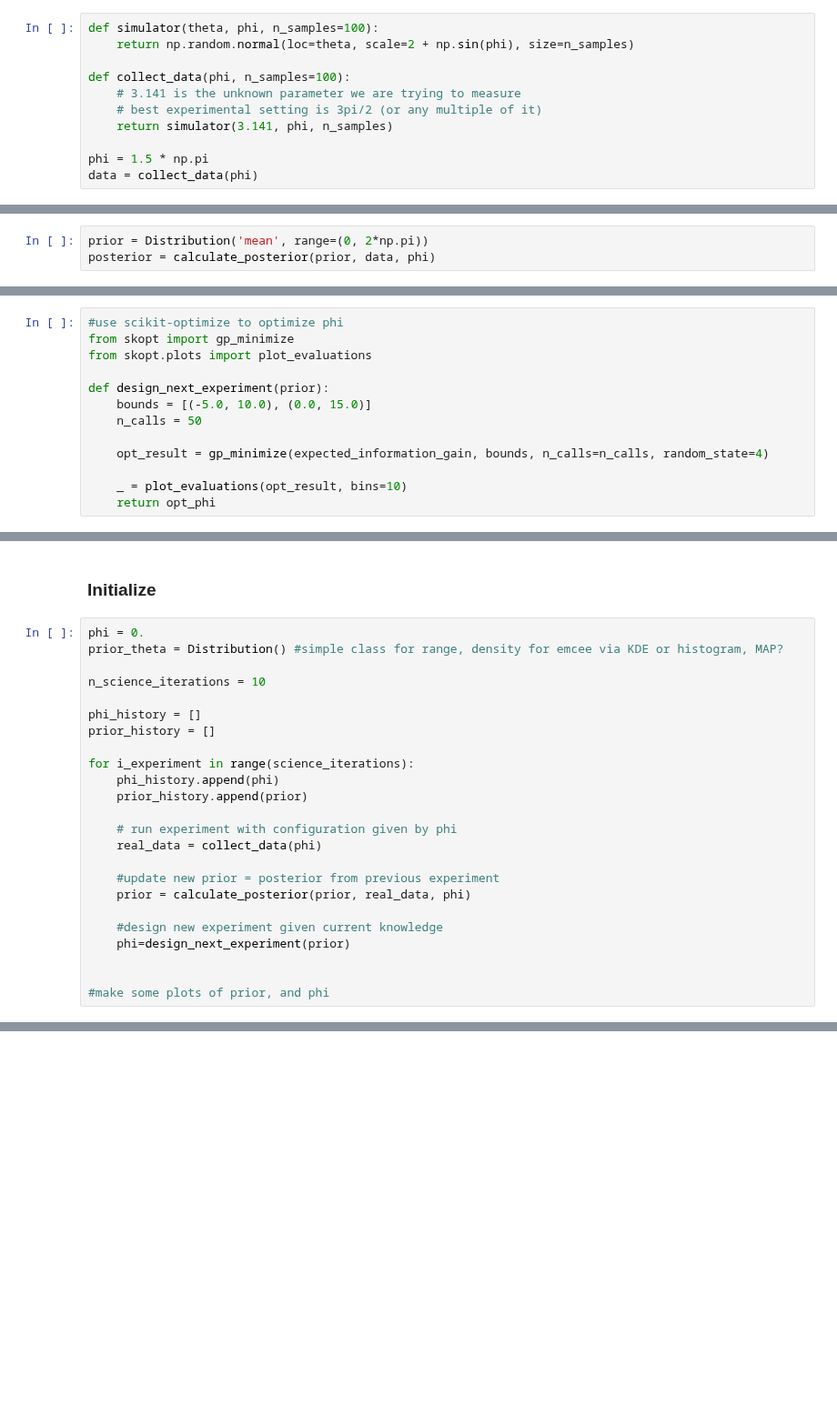
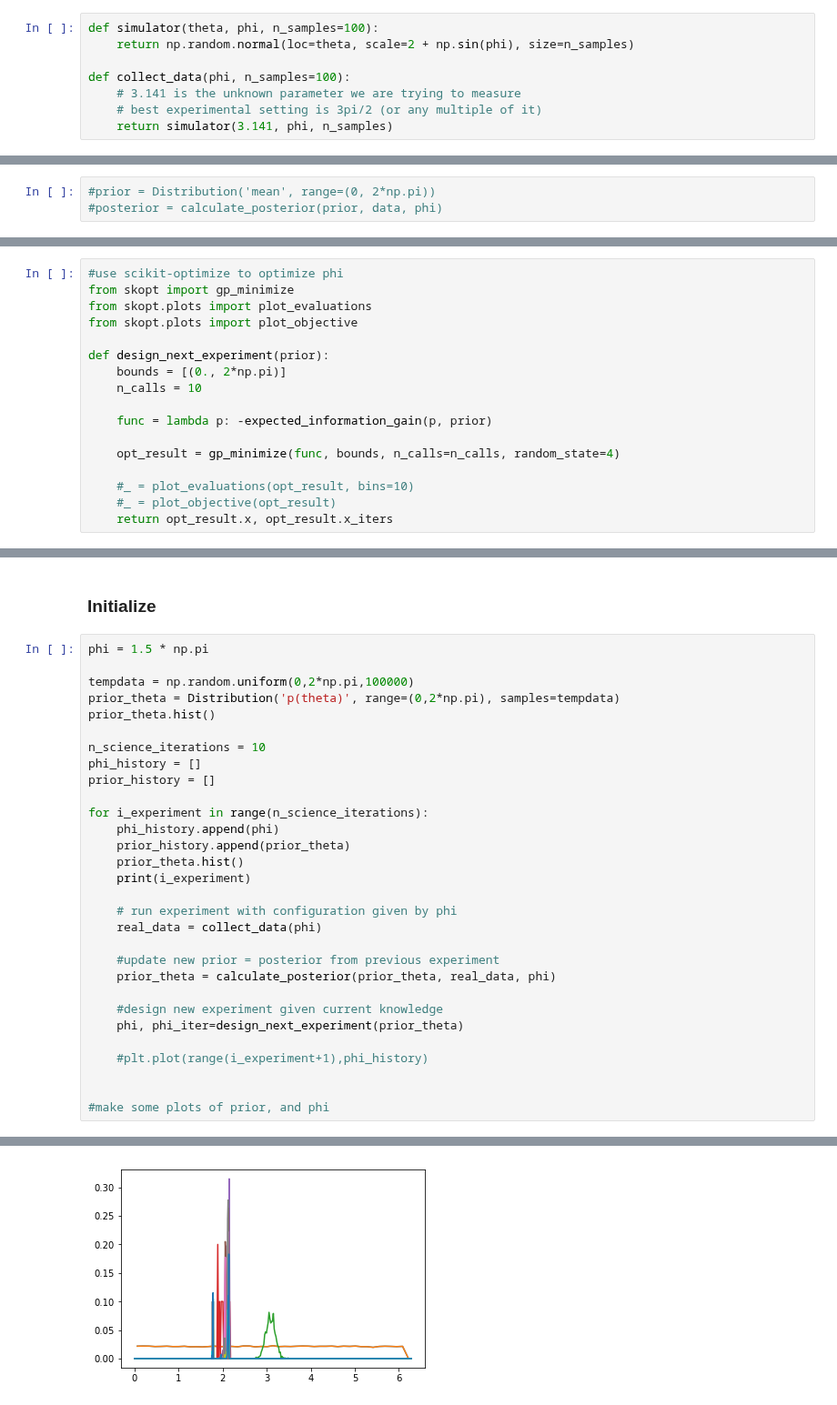
Before and after one commit to cranmer/active_sciencing, a Jupyter notebook: active_sciencing.ipynb, the cells around one changed output, grey strips where cells are left out. Shown at 91% size. Drawn from its saved outputs; the diff is of its cells as text; blank space fills up the shorter version.

```diff
--- a/active_sciencing.ipynb
+++ b/active_sciencing.ipynb
@@ -30,9 +79,6 @@ def collect_data(phi, n_samples=100):
     # 3.141 is the unknown parameter we are trying to measure
     # best experimental setting is 3pi/2 (or any multiple of it)
     return simulator(3.141, phi, n_samples)
-
-phi = 1.5 * np.pi
-data = collect_data(phi)
 # %% [markdown]
 ## Step 2: Bayesian Prior → Posterior Update
 # %%
@@ -65,5 +112,5 @@ def calculate_posterior(prior, data, phi):
 
     return Distribution(prior.name, prior.range, sampler.flatchain)
 # %%
-prior = Distribution('mean', range=(0, 2*np.pi))
-posterior = calculate_posterior(prior, data, phi)
+#prior = Distribution('mean', range=(0, 2*np.pi))
+#posterior = calculate_posterior(prior, data, phi)
@@ -141,40 +168,51 @@ plt.plot(phis, eigs);
 #use scikit-optimize to optimize phi
 from skopt import gp_minimize
 from skopt.plots import plot_evaluations
+from skopt.plots import plot_objective
 
 def design_next_experiment(prior):
-    bounds = [(-5.0, 10.0), (0.0, 15.0)]
-    n_calls = 50
+    bounds = [(0., 2*np.pi)]
+    n_calls = 10
 
-    opt_result = gp_minimize(expected_information_gain, bounds, n_calls=n_calls, random_state=4)
+    func = lambda p: -expected_information_gain(p, prior)
 
-    _ = plot_evaluations(opt_result, bins=10)
-    return opt_phi
+    opt_result = gp_minimize(func, bounds, n_calls=n_calls, random_state=4)
+
+    #_ = plot_evaluations(opt_result, bins=10)
+    #_ = plot_objective(opt_result)
+    return opt_result.x, opt_result.x_iters
 # %% [markdown]
 ## Run the loop
 # %% [markdown]
 ### Initialize
 # %%
-phi = 0.
-prior_theta = Distribution() #simple class for range, density for emcee via KDE or histogram, MAP?
+phi = 1.5 * np.pi
+
+tempdata = np.random.uniform(0,2*np.pi,100000)
+prior_theta = Distribution('p(theta)', range=(0,2*np.pi), samples=tempdata)
+prior_theta.hist()
 
 n_science_iterations = 10
-
 phi_history = []
 prior_history = []
 
-for i_experiment in range(science_iterations):
+for i_experiment in range(n_science_iterations):
     phi_history.append(phi)
-    prior_history.append(prior)
+    prior_history.append(prior_theta)
+    prior_theta.hist()
+    print(i_experiment)
 
     # run experiment with configuration given by phi
     real_data = collect_data(phi)
 
     #update new prior = posterior from previous experiment
-    prior = calculate_posterior(prior, real_data, phi)
+    prior_theta = calculate_posterior(prior_theta, real_data, phi)
 
     #design new experiment given current knowledge
-    phi=design_next_experiment(prior)
+    phi, phi_iter=design_next_experiment(prior_theta)
+
+    #plt.plot(range(i_experiment+1),phi_history)
 
 
 #make some plots of prior, and phi
+# %% [output]
@@ -180,0 +229 @@ for i_experiment in range(science_iterations):
+[figure, added]
```
Also changed, not shown: parts of 20 cells of this notebook, 1 other file.
